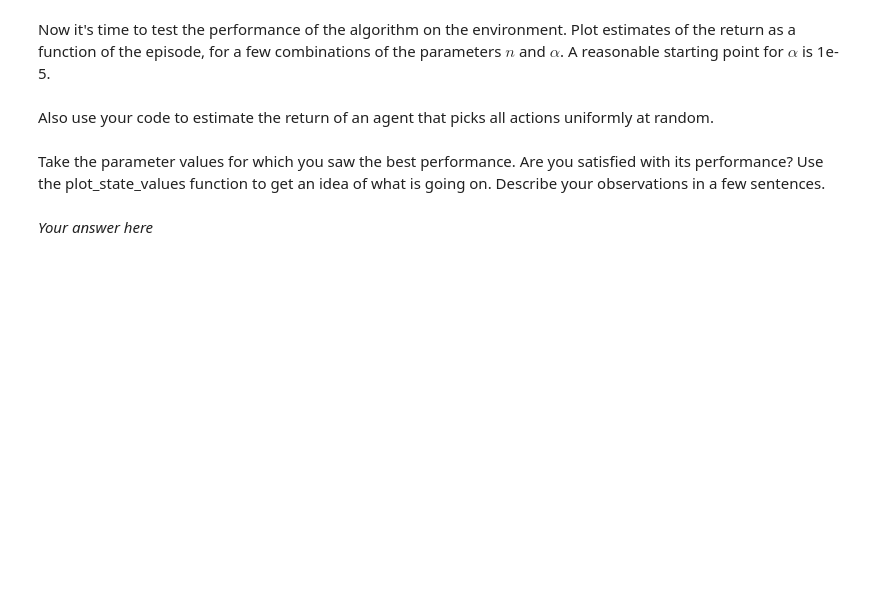
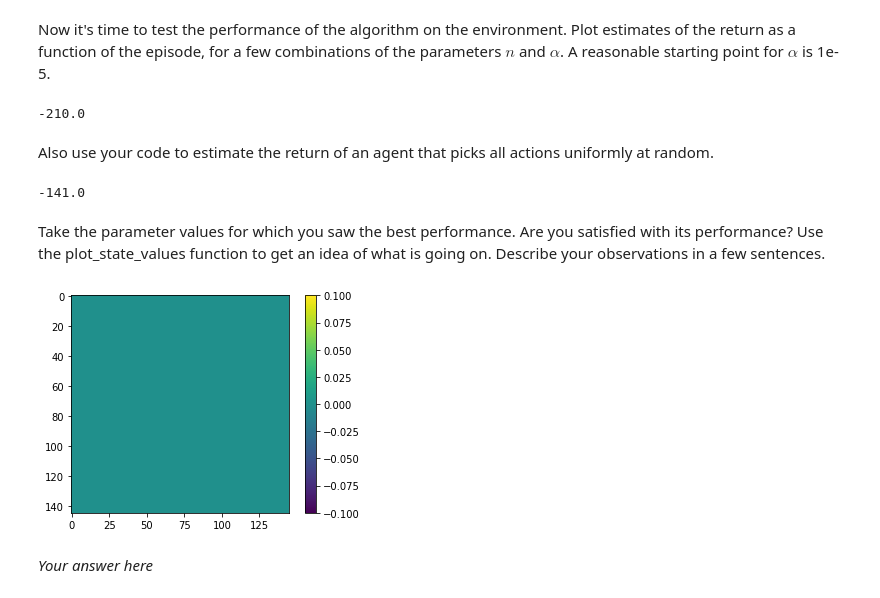
Before and after one commit to ottomattas/INFOMAML, a Jupyter notebook: Assignments/AML_assignment3.ipynb, the cells around one changed output. Cells and saved outputs as stored; diff of their text form; code cells hidden in the pictures; blank space fills up the shorter version.

```diff
--- a/Assignments/AML_assignment3.ipynb
+++ b/Assignments/AML_assignment3.ipynb
@@ -286,2 +325,11 @@ Now it's time to test the performance of the algorithm on the environment. Plot
+# %%
+# Your code here
+alpha = 1e-5
+n=1
+value_function = LinearValueFunction(step_size=alpha)
+totalreward = semi_gradient_n_step_q_learning(value_function, n=n, epsilon=0.1, learning=True)
+totalreward
+# %% [output]
+-210.0
 # %% [markdown]
 Also use your code to estimate the return of an agent that picks all actions uniformly at random.
@@ -290,7 +336,20 @@ Also use your code to estimate the return of an agent that picks all actions uni
+# %%
+# Your code here
+# Setting Epsilon to 1.0 so all choices are made uniformly at random
+alpha = 1e-5
+n=1
+value_function = LinearValueFunction(step_size=alpha)
+return_random = semi_gradient_n_step_q_learning(value_function, n=n, epsilon=1.0, learning=True)
+return_random
+# %% [output]
+-141.0
 # %% [markdown]
 Take the parameter values for which you saw the best performance. Are you satisfied with its performance? Use the plot_state_values function to get an idea of what is going on. Describe your observations in a few sentences.
 # %%
 # Your code here
+plot_state_values(value_function)
+# %% [output]
+[figure, added]
 # %% [markdown]
 *Your answer here*
 # %% [markdown]
```
Also changed, not shown: parts of 5 cells of this notebook.
